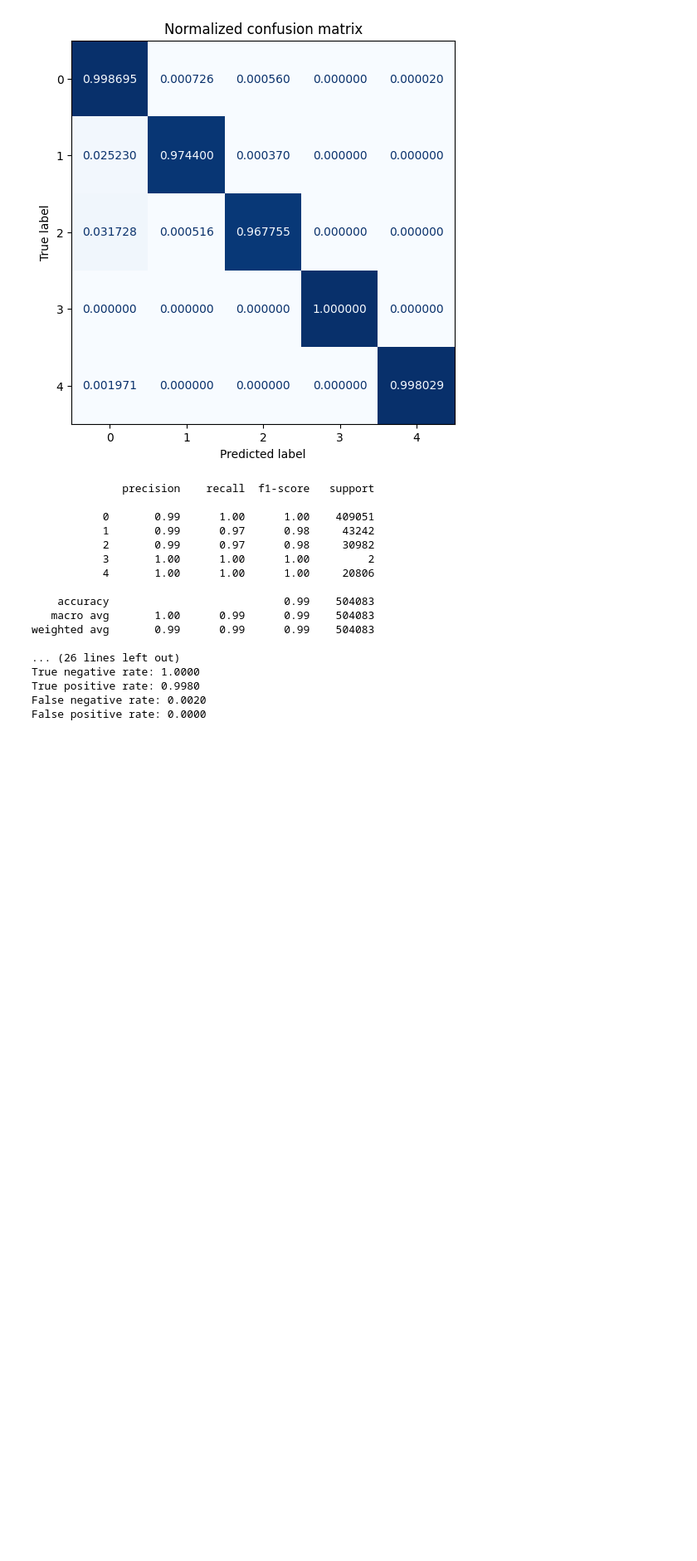
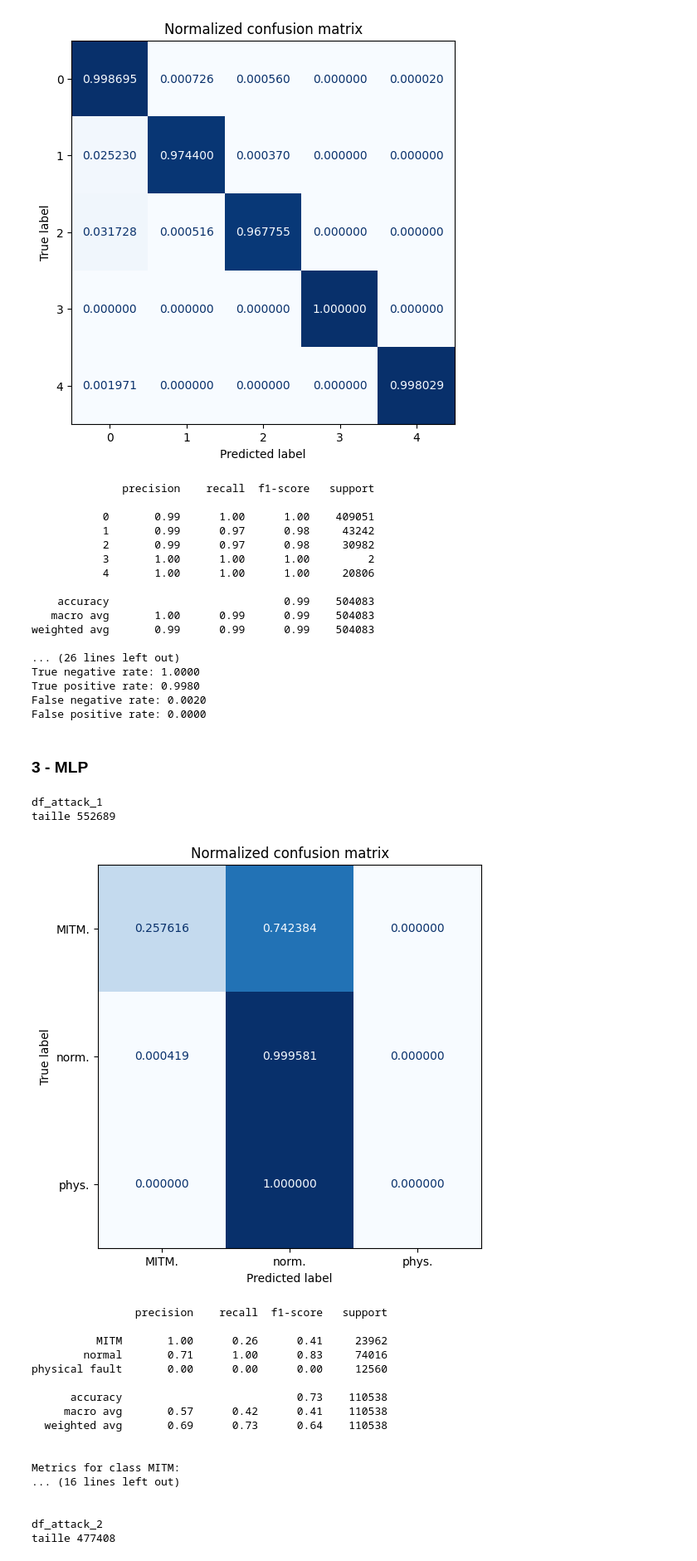
Before and after one commit to Mouret-Orfeu/Projet-Protection-des-donnees, a Jupyter notebook: network_detection.ipynb, the cells around one changed output. Shown: that part at 83% size. Saved outputs shown, nothing was run; the diff lists cells and outputs as text; code cells hidden in the pictures; blank space fills up the shorter version.

```diff
--- a/network_detection.ipynb
+++ b/network_detection.ipynb
@@ -172,0 +179,15 @@ def randomForest_attack_detector(df, name_df="xxx", model_name="xxx"):
+# %%
+
+
+def MLP_attack_detector(df, name_df="xxx", model_name="xxx"):
+    new_df = df.copy()
+    print("taille",len(df))
+    X = new_df.drop('label', axis=1)  # Caractéristiques
+    y = new_df['label']  # Cible
+    X_train, X_test, y_train, y_test = train_test_split(X, y, test_size=0.2, random_state=1)
+    clf = MLPClassifier(random_state=1, max_iter=300)
+    clf.fit(X_train, y_train)
+
+
+    y_pred = clf.predict(X_test)
+    eval_model(y_pred, y_test, clf.classes_, True, name_df, model_name)
@@ -429,3 +470,35 @@ True negative rate: 1.0000
 True positive rate: 0.9980
 False negative rate: 0.0020
 False positive rate: 0.0000
+# %% [markdown]
+### 3 - MLP
+# %%
+dataframes = [df_attack_1, df_attack_2, df_attack_3, df_attack_4]
+dataframes_name = ['df_attack_1', 'df_attack_2', 'df_attack_3', 'df_attack_4']
+
+i=0
+for df in dataframes:
+    print("\n\n\033[1;33m" + dataframes_name[i] + "\033[0m")
+    MLP_attack_detector(df, dataframes_name[i] + "_conf_mat", "MLP")
+    i+=1
+# %% [output]
+df_attack_1
+taille 552689
+[figure, added]
+                precision    recall  f1-score   support
+
+          MITM       1.00      0.26      0.41     23962
+        normal       0.71      1.00      0.83     74016
+physical fault       0.00      0.00      0.00     12560
+
+      accuracy                           0.73    110538
+     macro avg       0.57      0.42      0.41    110538
+  weighted avg       0.69      0.73      0.64    110538
+
+
+Metrics for class MITM:
+... (16 lines left out)
+
+
+df_attack_2
+taille 477408
```
Also changed, not shown: parts of 7 cells of this notebook, 6 other files.
